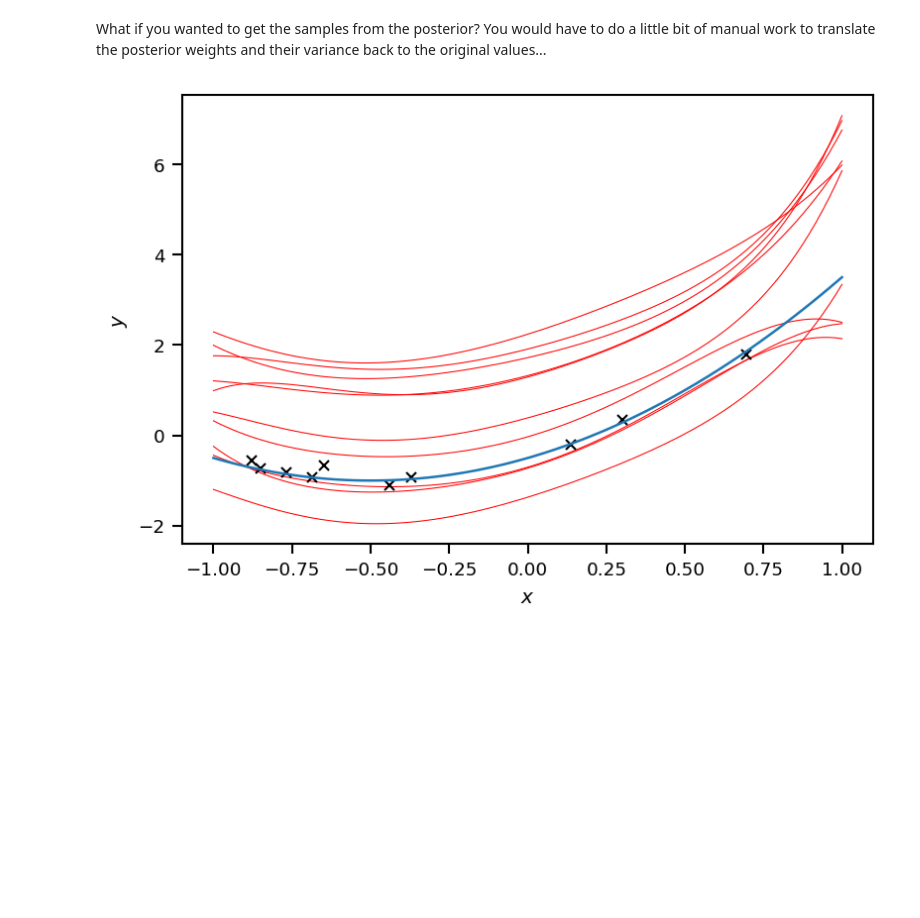
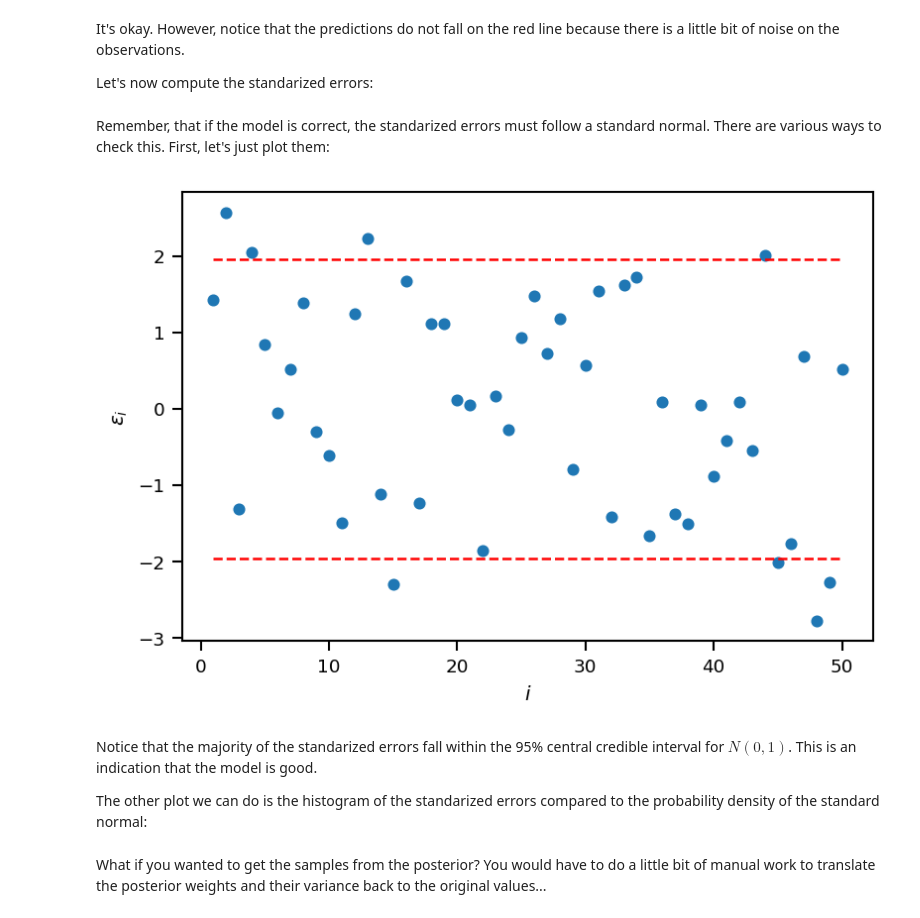
Before and after one commit to PredictiveScienceLab/data-analytics-se, a Jupyter notebook: activities/hands-on-15.3.ipynb, the cells around one changed output. Saved outputs shown, nothing was run; the diff lists cells and outputs as text; code cells hidden in the pictures; blank space fills up the shorter version.

```diff
--- a/activities/hands-on-15.3.ipynb
+++ b/activities/hands-on-15.3.ipynb
@@ -169,3 +129,31 @@ ax.set_ylabel('$y$');
+# %% [markdown]
+It's okay. However, notice that the predictions do not fall on the red line because there is a little bit of noise on the observations.
+
+Let's now compute the standarized errors:
+# %%
+eps = (y_valid - y_predict) / y_std
+# %% [markdown]
+Remember, that if the model is correct, the standarized errors must follow a standard normal.
+There are various ways to check this.
+First, let's just plot them:
+# %%
+fig, ax = plt.subplots(dpi=150)
+idx = np.arange(1, eps.shape[0] + 1)
+# The standarized errors
+ax.plot(idx, eps, 'o', label='Standarized errors')
+# The 97.5% quantile of the normal as a red dashed line
+ax.plot(idx, 1.96 * np.ones(eps.shape[0]), 'r--')
+# The 2.5% quantile of the normal as a red dashed line
+ax.plot(idx, -1.96 * np.ones(eps.shape[0]), 'r--')
+ax.set_xlabel('$i$')
+ax.set_ylabel('$\epsilon_i$');
+# %% [output]
+[figure, added]
+# %% [markdown]
+Notice that the majority of the standarized errors fall within the 95% central credible interval for $N(0,1)$.
+This is an indication that the model is good.
+
+The other plot we can do is the histogram of the standarized errors compared to the probability density of the standard normal:
 # %% [markdown]
 What if you wanted to get the samples from the posterior?
 You would have to do a little bit of manual work to translate the posterior weights and their variance back to the original values...
@@ -174,21 +159,0 @@ You would have to do a little bit of manual work to translate the posterior weig
-# %%
-w_post =
-# Posterior samples
-fig, ax = plt.subplots(dpi=150)
-# Some points on which to evaluate the regression function
-xx = np.linspace(-1, 1, 100)
-Phi_xx = get_polynomial_design_matrix(xx[:, None], degree)
-for _ in range(10):
-    w_sample = w_post.rvs()
-    yy_sample = np.dot(Phi_xx, w_sample)
-    ax.plot(xx, yy_sample, 'r', lw=0.5)
-# plot the data again
-ax.plot(x, y, 'kx', label='Observed data')
-# The true connection between x and y
-yy_true = w0_true + w1_true * xx + w2_true * xx ** 2
-# overlay the true
-ax.plot(xx, yy_true, label='True response surface')
-ax.set_xlabel('$x$')
-ax.set_ylabel('$y$');
-# %% [output]
-[figure, removed]
```
Also changed, not shown: parts of 26 cells of this notebook, 1 other file.
